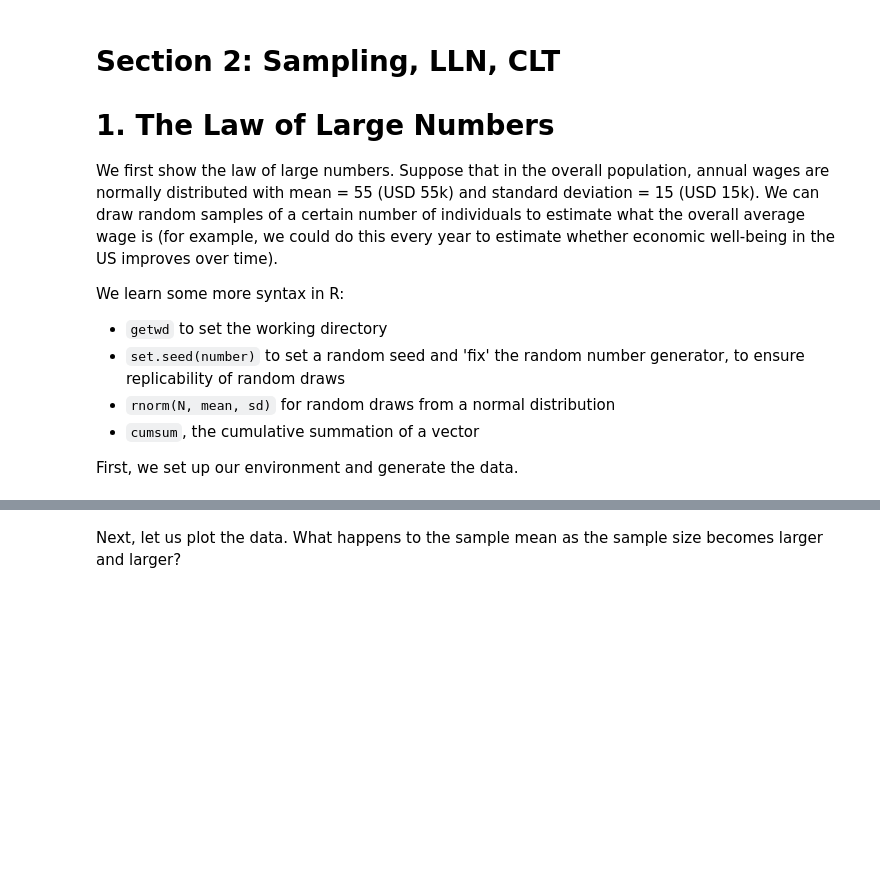
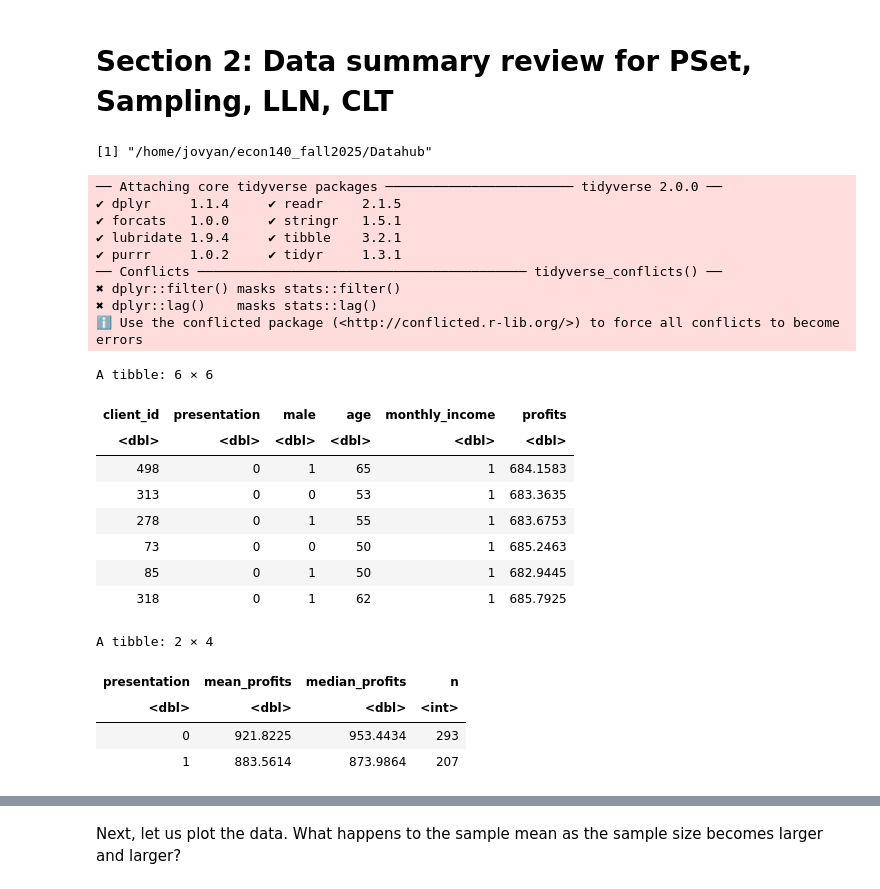
Before and after one commit to jonathanold/econ140_fall2025, a Jupyter notebook: Datahub/Section 2_LLN_CLT.ipynb, the cells around one changed output, grey strips where cells are left out. Drawn from its saved outputs; the diff is of its cells as text; code cells hidden in the pictures; blank space fills up the shorter version.

Commit message:
update datahub file

```diff
--- a/Datahub/Section 2_LLN_CLT.ipynb
+++ b/Datahub/Section 2_LLN_CLT.ipynb
@@ -1,14 +1,46 @@
 # %% [markdown]
-# Section 2: Sampling, LLN, CLT
-
-# 1. The Law of Large Numbers
-
-We first show the law of large numbers. Suppose that in the overall population, annual wages are normally distributed with mean = 55 (USD 55k) and standard deviation = 15 (USD 15k). We can draw random samples of a certain number of individuals to estimate what the overall average wage is (for example, we could do this every year to estimate whether economic well-being in the US improves over time).
-
-We learn some more syntax in R:
-* `getwd` to set the working directory
-* `set.seed(number)` to set a random seed and 'fix' the random number generator, to ensure replicability of random draws
-* `rnorm(N, mean, sd)` for random draws from a normal distribution
-* `cumsum`, the cumulative summation of a vector
-
-First, we set up our environment and generate the data.
+# Section 2: Data summary review for PSet, Sampling, LLN, CLT
+# %%
+# ===== 0. Set environment and directory =====
+getwd()
+library(ggplot2)
+library(readxl)
+library(tidyverse)
+df = read_excel("isabelle.xlsx")
+head(df)
+
+
+profits_by_presentation <- df %>%
+  group_by(presentation) %>%
+  summarise(
+    mean_profits = mean(profits, na.rm = TRUE),
+    median_profits = median(profits, na.rm = TRUE),
+    n = n()
+  )
+
+profits_by_presentation
+# %% [output]
+[1] "/home/jovyan/econ140_fall2025/Datahub"
+── Attaching core tidyverse packages ──────────────────────── tidyverse 2.0.0 ──
+✔ dplyr     1.1.4     ✔ readr     2.1.5
+✔ forcats   1.0.0     ✔ stringr   1.5.1
+✔ lubridate 1.9.4     ✔ tibble    3.2.1
+✔ purrr     1.0.2     ✔ tidyr     1.3.1
+── Conflicts ────────────────────────────────────────── tidyverse_conflicts() ──
+✖ dplyr::filter() masks stats::filter()
+✖ dplyr::lag()    masks stats::lag()
+ℹ Use the conflicted package (<http://conflicted.r-lib.org/>) to force all conflicts to become errors
+A tibble: 6 × 6
+| client_id | presentation | male | age | monthly_income | profits |
+| <dbl> | <dbl> | <dbl> | <dbl> | <dbl> | <dbl> |
+| 498 | 0 | 1 | 65 | 1 | 684.1583 |
+| 313 | 0 | 0 | 53 | 1 | 683.3635 |
+| 278 | 0 | 1 | 55 | 1 | 683.6753 |
+| 73 | 0 | 0 | 50 | 1 | 685.2463 |
+| 85 | 0 | 1 | 50 | 1 | 682.9445 |
+| 318 | 0 | 1 | 62 | 1 | 685.7925 |
+A tibble: 2 × 4
+| presentation | mean_profits | median_profits | n |
+| <dbl> | <dbl> | <dbl> | <int> |
+| 0 | 921.8225 | 953.4434 | 293 |
+| 1 | 883.5614 | 873.9864 | 207 |
```
Also changed, not shown: parts of 5 cells of this notebook, 2 other files.
